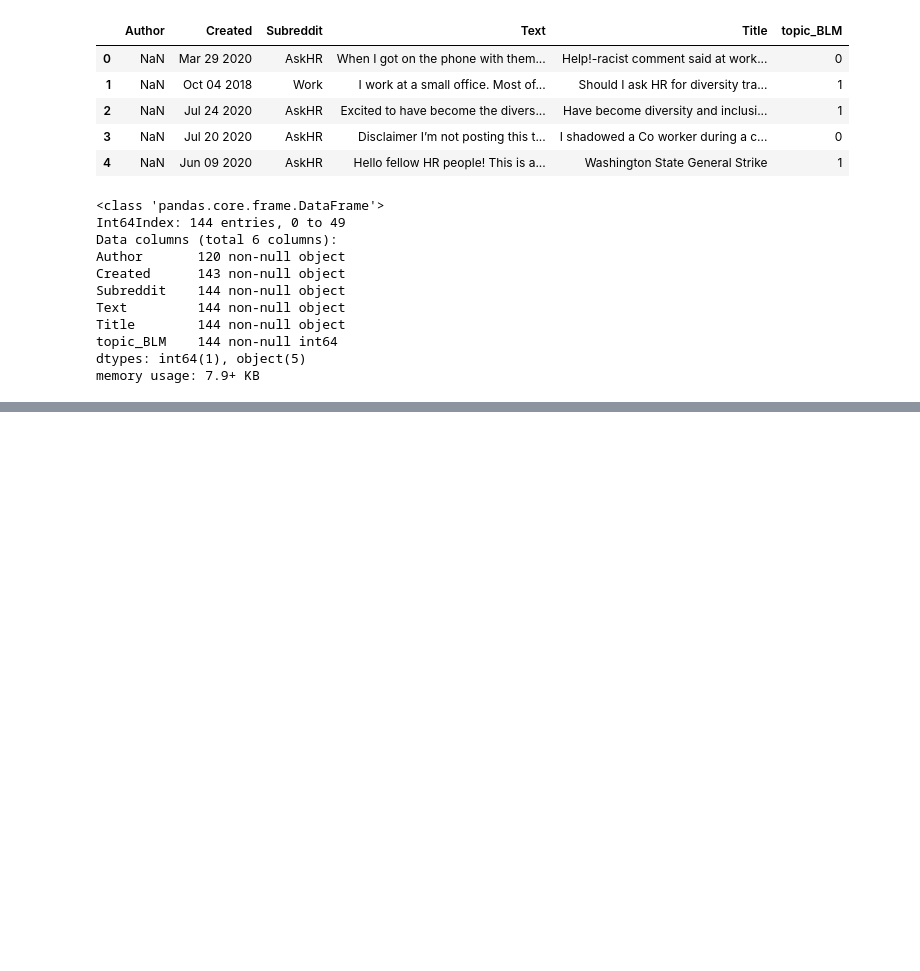
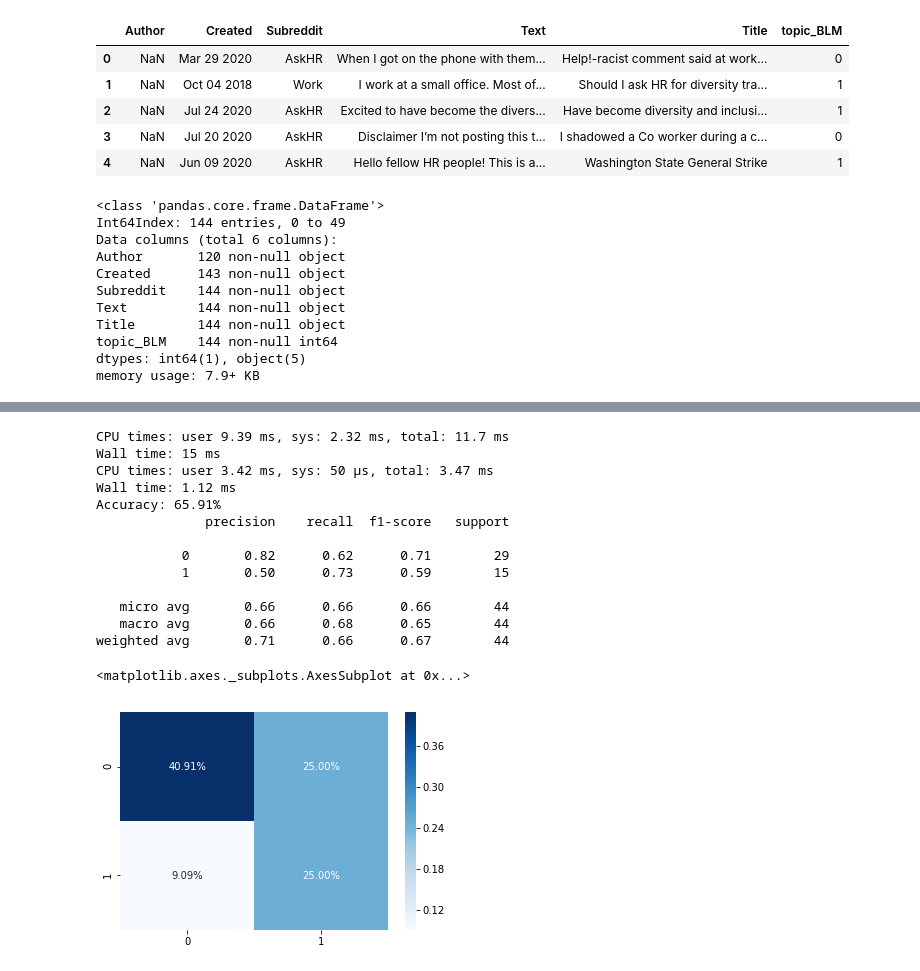
Before and after one commit to robinlli/Police_Shooting_Reddit, a Jupyter notebook: Machine Learning.ipynb, the cells around one changed output, grey strips where cells are left out. Saved outputs shown, nothing was run; the diff lists cells and outputs as text; code cells hidden in the pictures; blank space fills up the shorter version.

```diff
--- a/Machine Learning.ipynb
+++ b/Machine Learning.ipynb
@@ -475,3 +501,35 @@ y = reddit['topic_BLM']
 
 seed = 42
 X_train, X_test, y_train, y_test = train_test_split(X, y, test_size=0.3, random_state=seed)
+# %%
+# fit a Multinomial Naive Bayes model
+from sklearn.naive_bayes import MultinomialNB
+model = MultinomialNB(alpha = 1)
+%time model.fit(X_train, y_train)
+
+# make predictions for test data
+%time y_pred = model.predict(X_test)
+accuracy = accuracy_score(y_test, y_pred)
+print("Accuracy: %.2f%%" % (accuracy * 100.0))
+
+cm = metrics.confusion_matrix(y_test, y_pred)
+print(metrics.classification_report(y_test, y_pred))
+
+sns.heatmap(cm/np.sum(cm), annot=True,
+            fmt='.2%', cmap='Blues')
+# %% [output]
+CPU times: user 9.39 ms, sys: 2.32 ms, total: 11.7 ms
+Wall time: 15 ms
+CPU times: user 3.42 ms, sys: 50 µs, total: 3.47 ms
+Wall time: 1.12 ms
+Accuracy: 65.91%
+              precision    recall  f1-score   support
+
+           0       0.82      0.62      0.71        29
+           1       0.50      0.73      0.59        15
+
+   micro avg       0.66      0.66      0.66        44
+   macro avg       0.66      0.68      0.65        44
+weighted avg       0.71      0.66      0.67        44
+<matplotlib.axes._subplots.AxesSubplot at 0x...>
+[figure, added]
```
Also changed, not shown: parts of 13 cells of this notebook, 2 other files.
